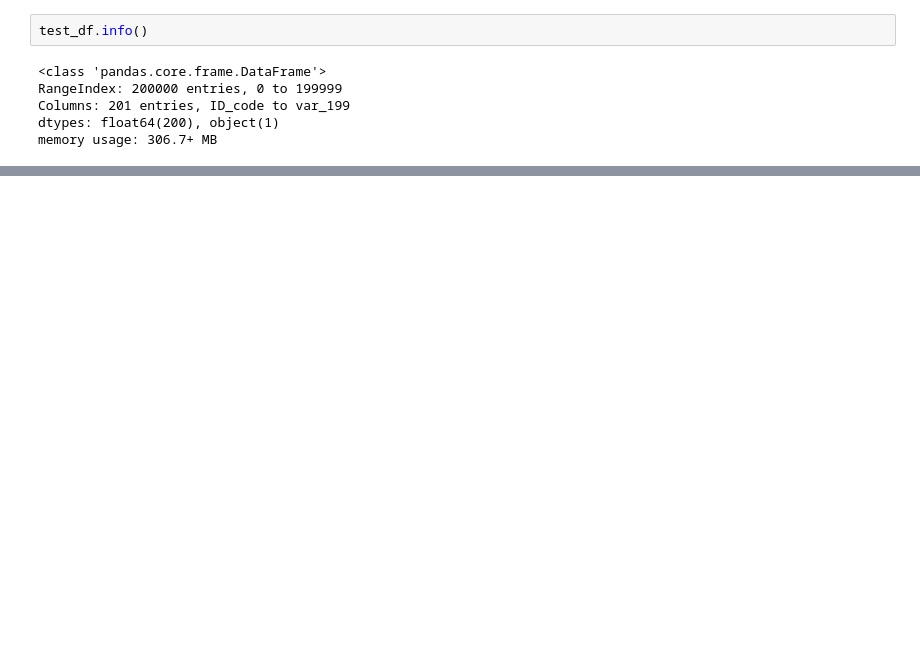
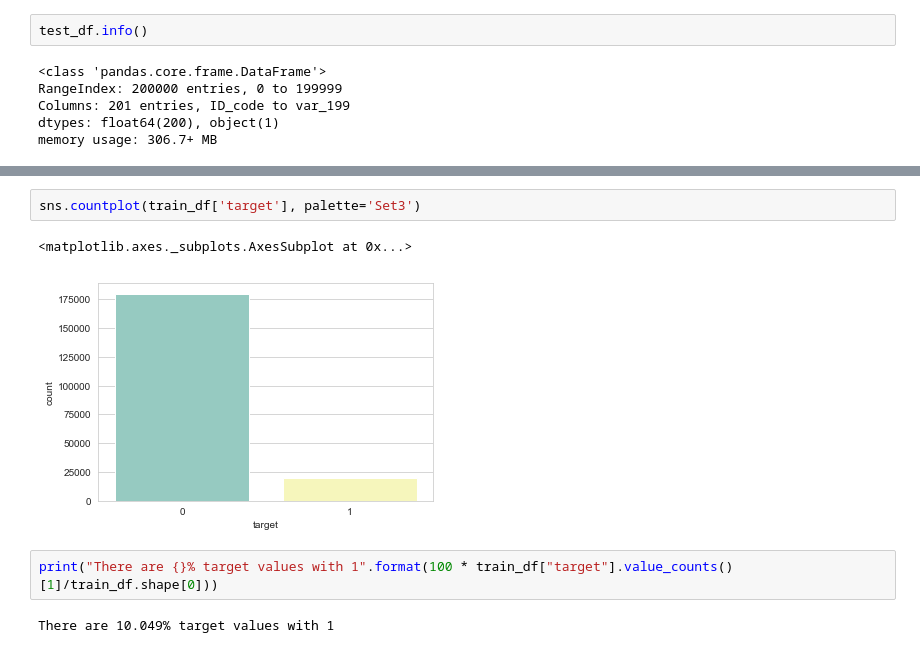
Before and after one commit to zerosum99/kaggle_study_bundang, a Jupyter notebook: 산단테르 데이터 .ipynb, the cells around one changed output, grey strips where cells are left out. Cells and saved outputs as stored; diff of their text form; blank space fills up the shorter version.

```diff
--- a/산단테르 데이터 .ipynb
+++ b/산단테르 데이터 .ipynb
@@ -57,0 +196,9 @@ memory usage: 306.7+ MB
+# %%
+sns.countplot(train_df['target'], palette='Set3')
+# %% [output]
+<matplotlib.axes._subplots.AxesSubplot at 0x...>
+[figure, added]
+# %%
+print("There are {}% target values with 1".format(100 * train_df["target"].value_counts()[1]/train_df.shape[0]))
+# %% [output]
+There are 10.049% target values with 1
```
Also changed, not shown: parts of 71 cells of this notebook, 2 other files.
